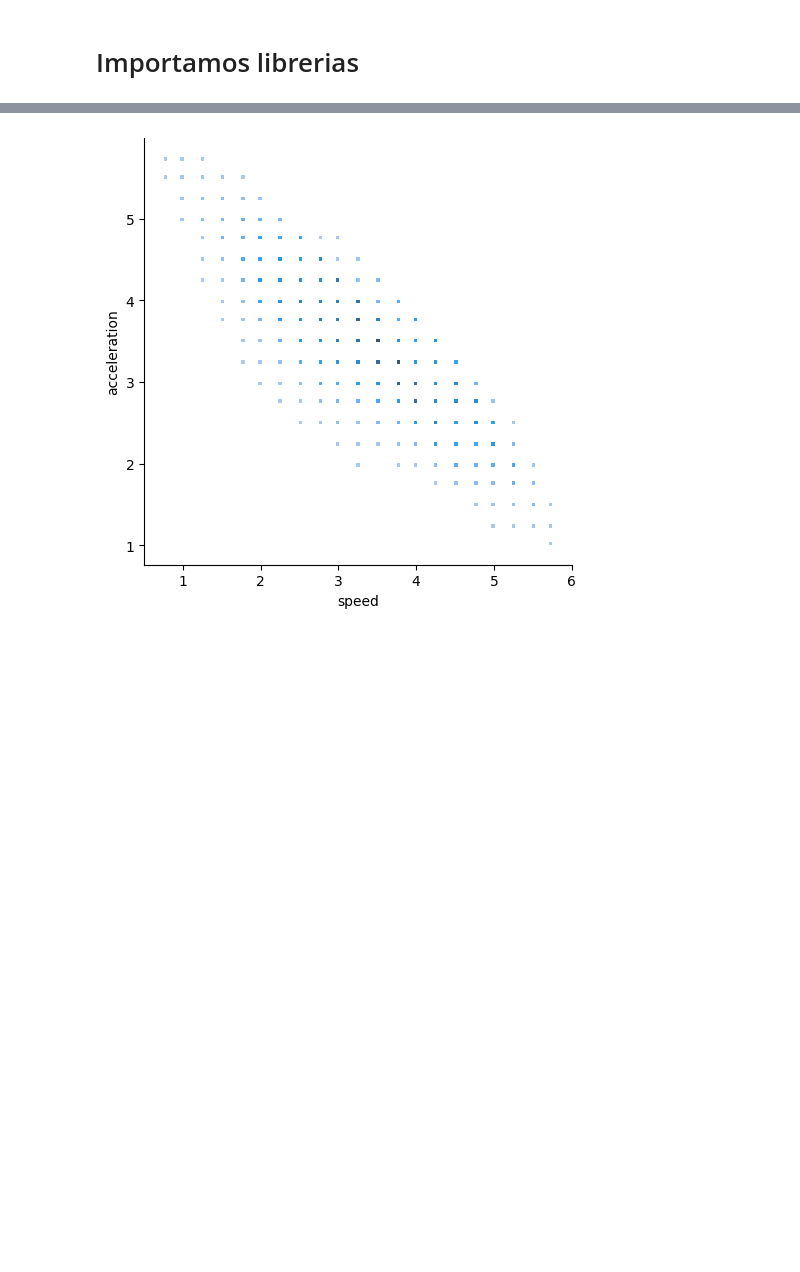
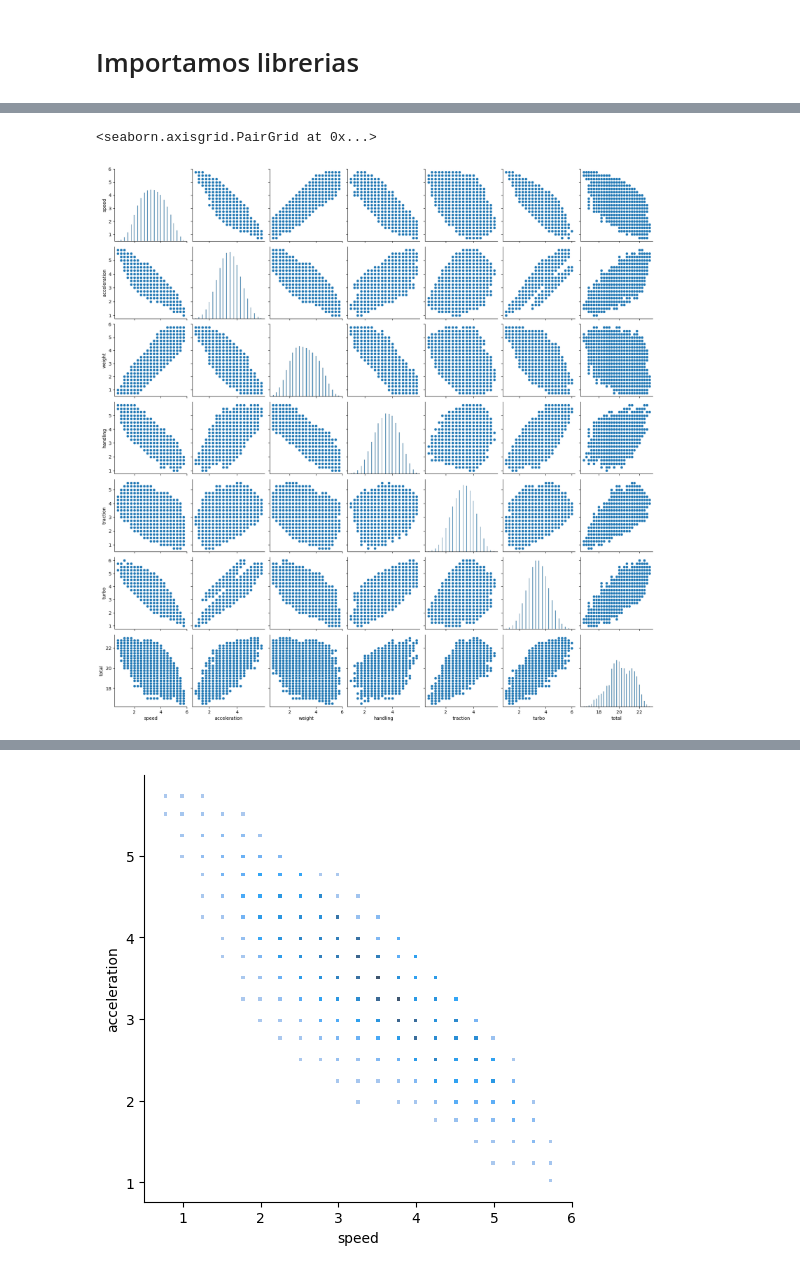
Before and after one commit to AliasJavier/MarioKart, a Jupyter notebook: MarioKart.ipynb, the cells around one changed output, grey strips where cells are left out. Cells and saved outputs as stored; diff of their text form; code cells hidden in the pictures; blank space fills up the shorter version.

```diff
--- a/MarioKart.ipynb
+++ b/MarioKart.ipynb
@@ -30,0 +45,5 @@ print(df)
+# %%
+sns.pairplot(data)
+# %% [output]
+<seaborn.axisgrid.PairGrid at 0x...>
+[figure, added]
```
Also changed, not shown: parts of 5 cells of this notebook.
